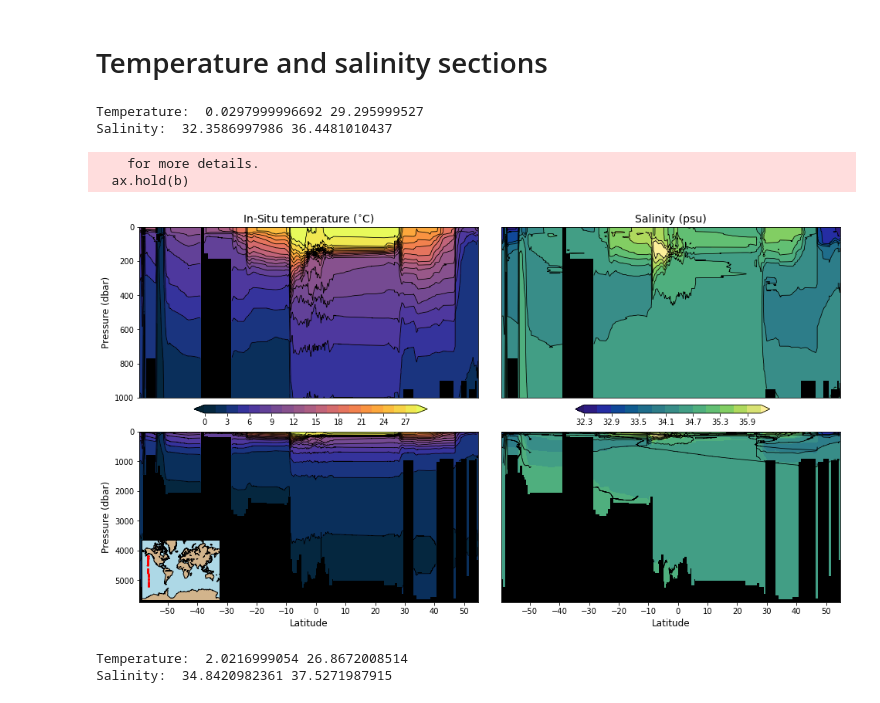
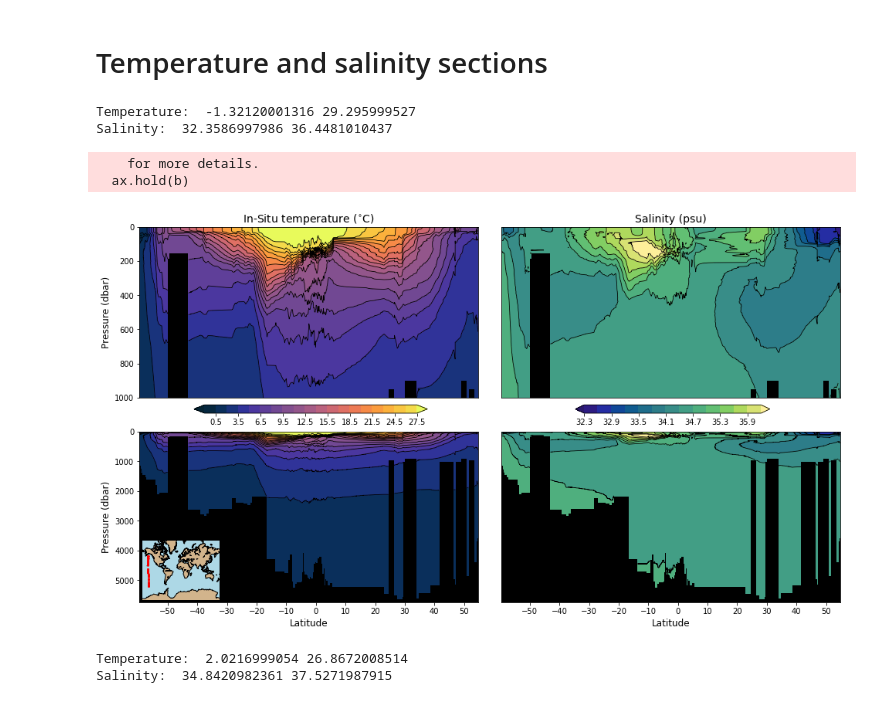
Before and after one commit to gkara00/CTD-homework, a Jupyter notebook: notebooks/ctd_plotting_data.ipynb, the cells around one changed output. Cells and saved outputs as stored; diff of their text form; code cells hidden in the pictures.

```diff
--- a/notebooks/ctd_plotting_data.ipynb
+++ b/notebooks/ctd_plotting_data.ipynb
@@ -125,7 +125,7 @@ os.chdir(arch+_folder[1]) # Pacific ocean NS transect
 # Initialize empty variables
 lons,lats,date_time,Pmin,Pmax=[],[],[],[],[]
 
-for file in sorted(os.listdir(arch+_folder[1]), key=lambda x: (int(re.sub('\D','',x)),x)):
+for file in os.listdir(arch+_folder[1]):
     lon,lat,date,time=read_header(arch+_folder[1]+file)
     lons.append(float(lon))
     lats.append(float(lat))
@@ -137,7 +137,7 @@ for file in sorted(os.listdir(arch+_folder[1]), key=lambda x: (int(re.sub('\D','
 l=np.array(lats) #  we make Hovmöller plot (latitude-pressure)
 # %%
 #create 2-D masked arrays
-pgrid = np.arange(min(Pmin), max(Pmax), 1) # 1-dbar intervals
+pgrid = np.arange(int(min(Pmin)), int(max(Pmax)), 1) # 1-dbar intervals
 nd = len(pgrid) #max number of sampling received
 ncr=len(sorted(os.listdir(arch+_folder[1]), key=lambda x: (int(re.sub('\D','',x)),x))) # total number of casts
 
@@ -145,18 +145,19 @@ ncr=len(sorted(os.listdir(arch+_folder[1]), key=lambda x: (int(re.sub('\D','',x)
 temp = MA.masked_all((nd,ncr), dtype='float')
 sal = MA.masked_all((nd,ncr), dtype='float')
 
-for j,file in enumerate(sorted(os.listdir(arch+_folder[1]), key=lambda x: (int(re.sub('\D','',x)),x))):
+for j,file in enumerate(os.listdir(arch+_folder[1])):
     data=read_data(file)
     n=data['P'].shape[0]
-    i=np.where(l==sorted(l)[j])[0][0] #index by ascending latitude
-    temp[:n,i]=MA.masked_less(data['T'], 0)
-    sal[:n,i]=MA.masked_less(data['S'], 0)
+    i=np.where(sorted(l)==l[j])[0][0] #index by ascending latitude
+    if (temp[1,i]!='--'):i=i+1 # we have casts with same latitude
+    temp[:n,i]=data['T']
+    sal[:n,i]=data['S']
 # %%
 #find min,max values of data
 print('Temperature: ',temp.min(), temp.max())
 print('Salinity: ',sal.min(), sal.max())
 # %% [output]
-Temperature:  0.0297999996692 29.295999527
+Temperature:  -1.32120001316 29.295999527
 Salinity:  32.3586997986 36.4481010437
 # %%
 #plot sections
@@ -168,8 +169,8 @@ ax4 =fig.add_subplot(224,axisbg='k')
 
 #plot temperature
 #zoom on layer 0-1000 dbar
-tlevs = np.arange(0,29, 1.5)
-im1=ax1.contourf(sorted(l),pgrid,temp,levels=tlevs,vmin=0,vmax=29, extend='both', cmap=cmocean.cm.thermal)
+tlevs = np.arange(-1,29, 1.5)
+im1=ax1.contourf(sorted(l),pgrid,temp,levels=tlevs,vmin=-1,vmax=29, extend='both', cmap=cmocean.cm.thermal)
 ax1.contour(sorted(l),pgrid,temp,tlevs,linewidths=.8, colors='k')
 ax1.set_title('In-Situ temperature ($^{\circ}$C)',fontsize=14)
 ax1.set_ylabel('Pressure (dbar)',fontsize=12)
@@ -177,7 +178,7 @@ ax1.set_ylim(ax1.get_ylim()[::-1])
 ax1.set_ylim(1000,0)
 ax1.xaxis.set_visible(False) # This erases the x ticks
 ###total layer
-ax3.contourf(sorted(l),np.arange(0,5740),temp,levels=tlevs,vmin=0,vmax=29, extend='both', cmap=cmocean.cm.thermal)
+ax3.contourf(sorted(l),pgrid,temp,levels=tlevs,vmin=-1,vmax=29, extend='both', cmap=cmocean.cm.thermal)
 ax3.contour(sorted(l),pgrid,temp,tlevs,linewidths=.8, colors='k')
 ax3.set_ylim(ax1.get_ylim()[::-1])
 ax3.set_ylabel('Pressure (dbar)',fontsize=12)
@@ -190,35 +191,35 @@ ax3.xaxis.set_major_locator(ticker.MultipleLocator(10))
 slevs = np.arange(32.3, 36.4, 0.3)
 im2=ax2.contourf(sorted(l),pgrid,sal,levels=slevs,vmin=32.3,vmax=36.4, extend='both',cmap=cmocean.cm.haline)
 ax2.contour(sorted(l),pgrid,sal,levels=slevs,linewidths=.8, colors='k')
 ax2.set_title('Salinity (psu)',fontsize=14)
 ax2.set_ylim(ax2.get_ylim()[::-1])
 ax2.set_ylim(1000,0)
 ax2.xaxis.set_visible(False) # This erases the x ticks
 ax2.yaxis.set_visible(False) # This erases the y ticks
 ###total layer
 ax4.contourf(sorted(l),pgrid,sal,levels=slevs,vmin=32.3,vmax=36.4, extend='both', cmap=cmocean.cm.haline)
-ax4.contour(l,np.arange(0,5740),sal,levels=slevs,linewidths=.8, colors='k',linewidth=1)
+ax4.contour(sorted(l),pgrid,sal,levels=slevs,linewidths=.8, colors='k',linewidth=1)
 ax4.set_ylim(ax1.get_ylim()[::-1])
 ax4.set_ylim(5740,0)
 ax4.yaxis.set_visible(False) # This erases the y ticks
 ax4.set_xlabel('Latitude',fontsize=12)
 ax4.xaxis.set_major_locator(ticker.MultipleLocator(10))
 
 fig.subplots_adjust(left=0, wspace=0.07, top=0.8)
 #make colorbars
 cbar1_ax = fig.add_axes([.07, .465, .3, .015])
 cbar2_ax = fig.add_axes([.56, .465, .25, .015])
 plt.colorbar(im1, cax=cbar1_ax, orientation='horizontal')
 plt.colorbar(im2, cax=cbar2_ax, orientation='horizontal')
 #make transect location map
 tr_ax = fig.add_axes([.003, .115,.1, .135])
 m=make_map(lons,lats,'')
 #save fig
 fig.savefig(__figpath__+'P_section.png',dpi=100,bbox_inches='tight')
 # %% [output]
     for more details.
   ax.hold(b)
-[figure, old version]
+[figure, new version]
 # %%
 os.chdir(arch+_folder[2]) # Atlantic ocean WE transect
 
```
Also changed, not shown: parts of 3 cells of this notebook.
